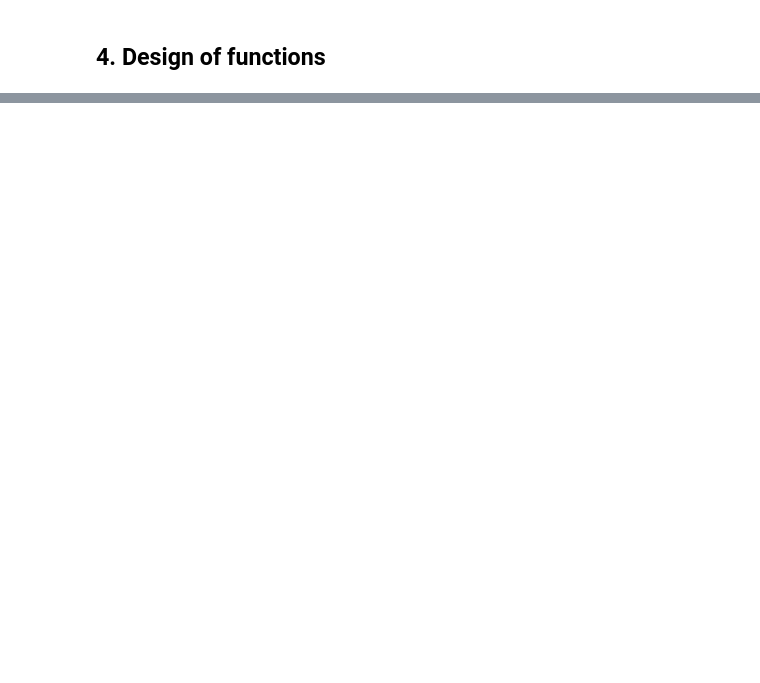
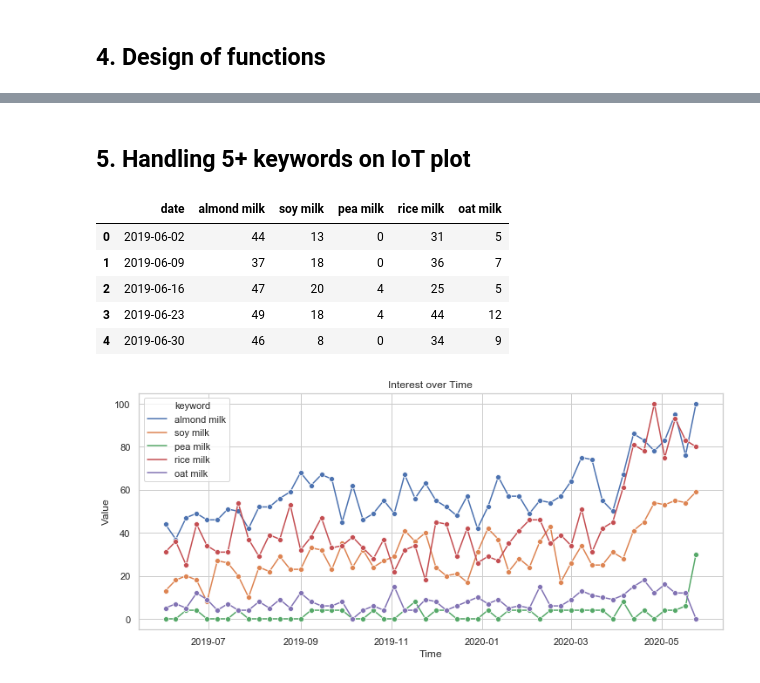
Before and after one commit to CavinKare-Digital/googleTrendsApplication, a Jupyter notebook: googleTrendsApi.ipynb, the cells around one changed output, grey strips where cells are left out. Saved outputs shown, nothing was run; the diff lists cells and outputs as text; code cells hidden in the pictures; blank space fills up the shorter version.

```diff
--- a/googleTrendsApi.ipynb
+++ b/googleTrendsApi.ipynb
@@ -285,0 +290,40 @@ googleTrendsCharts(IoR,TRQ,IoT)
+# %% [markdown]
+## 5. Handling 5+ keywords on IoT plot
+# %%
+def googleTrendsApi_IoT(keywords,user_cat,user_geo,user_timeframe):
+    pytrend = TrendReq()
+    pytrend.build_payload(kw_list=keywords,cat=user_cat,timeframe = user_timeframe,geo = user_geo)
+
+    # Interest Over Time
+    interest_over_time_df = pytrend.interest_over_time().reset_index()
+    interest_over_time_df = interest_over_time_df.drop(['isPartial'],axis=1)
+    interest_over_time_df.head()
+
+    return interest_over_time_df
+# %%
+def googleTrendsCharts_IoT(IoT,kwlist):
+    data1=IoT.melt(id_vars =['date'], value_vars = kwlist,
+    var_name ='keyword', value_name ='IOT')
+    data1 = data1[pd.notnull(data1['IOT'])]
+
+    # Initialize the matplotlib figure
+    f, axs = plt.subplots(figsize=(12, 5))
+
+    # Plot
+    sns.set_color_codes("pastel")
+    sns.lineplot(x="date", y="IOT", hue='keyword',marker='o',data=data1).set(title = 'Interest over Time', xlabel = 'Time', ylabel = 'Value' )
+# %%
+kwlist1 = ['almond milk','soy milk','pea milk','rice milk','oat milk']
+kwlist2 = ['almond milk','rose milk','hemp milk','flax milk','pea milk']
+# %%
+IoT1 = googleTrendsApi_IoT(kwlist1,71,'IN','today 12-m')
+googleTrendsCharts_IoT(IoT1,kwlist1)
+IoT1.head()
+# %% [output]
+|  | date | almond milk | soy milk | pea milk | rice milk | oat milk |
+| 0 | 2019-06-02 | 44 | 13 | 0 | 31 | 5 |
+| 1 | 2019-06-09 | 37 | 18 | 0 | 36 | 7 |
+| 2 | 2019-06-16 | 47 | 20 | 4 | 25 | 5 |
+| 3 | 2019-06-23 | 49 | 18 | 4 | 44 | 12 |
+| 4 | 2019-06-30 | 46 | 8 | 0 | 34 | 9 |
+[figure, added]
```
Also changed, not shown: parts of 16 cells of this notebook.
